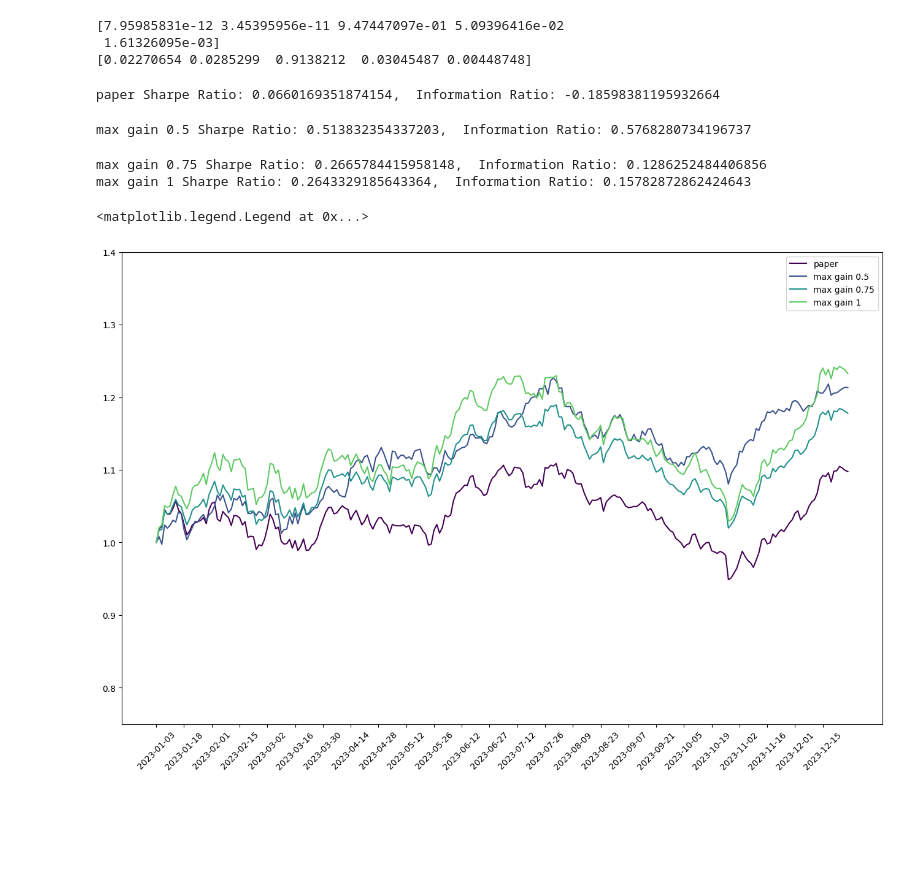
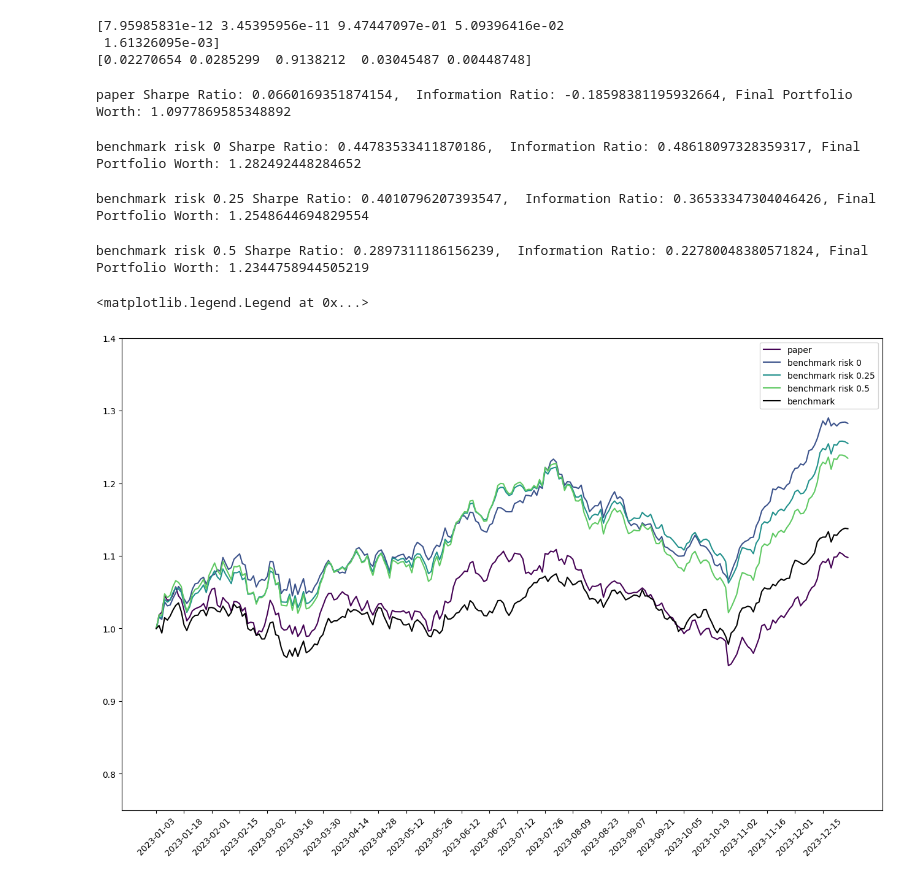
Before and after one commit to sohamviradiya/satan, a Jupyter notebook: evaluate.ipynb, the cells around one changed output. Saved outputs shown, nothing was run; the diff lists cells and outputs as text; code cells hidden in the pictures; blank space fills up the shorter version.

```diff
--- a/evaluate.ipynb
+++ b/evaluate.ipynb
@@ -10,14 +10,12 @@ equal_weights,min_risk,risk_parity = std_methods(tickers,'1992-01-01','2022-18-3
 [0.02270654 0.0285299  0.9138212  0.03045487 0.00448748]
 # %%
 import matplotlib.pyplot as plt
-from stable_baselines3.common.base_class import BaseAlgorithm
-from stable_baselines3.common.vec_env import VecEnv
 import numpy as np
 
 investment_period = 1 # each 1 investment days
 reward_period = 15 # each 15 investment periods
 
-def evaluate_model(model:BaseAlgorithm,env:VecEnv):
+def evaluate_model(model,env):
     done = False
     rewards = []
     portfolio_worths = []
@@ -32,56 +30,53 @@ def evaluate_model(model:BaseAlgorithm,env:VecEnv):
 # %%
 from stable_baselines3 import SAC
 from DSAC import DSAC
 from enviroments.benchmark import create_env_benchmark
 
 eval_env,eval_dates,eval_benchmark,prices = create_env_benchmark(tickers,'2023-01-01','2023-12-31',investment_period,reward_period)
 
 models = {
-    'paper': 'SAC_bm_djia_inv_1_rew_15',
-    'max gain 0.5': 'SAC_mg_risk_0.5_inv_1_rew_15',
-    'max gain 0.75': 'SAC_mg_risk_0.75_inv_1_rew_15',
-    'max gain 1': 'SAC_mg_risk_1_inv_1_rew_15',
+    'paper': 'paper',
+    'benchmark risk 0': 'SAC_benchmark_risk_0_inv_1_rew_15',
+    'benchmark risk 0.25': 'SAC_benchmark_risk_0.25_inv_1_rew_15',
+    'benchmark risk 0.5': 'SAC_benchmark_risk_0.5_inv_1_rew_15',
 }
 
 plt.figure(figsize=(16,10))
 i = 0
-# find sharpe ratio and information ratio for each model
-for model_name,model_path in models.items():
-    if model_path.startswith('SAC'):
-        model = SAC.load(f'./models/{model_path}.zip')
-    elif model_path.startswith('DSAC'):
-        model = DSAC.load(f'./models/{model_path}.zip')
 
+def extract_portfolio(eval_env, eval_benchmark, model):
     rewards,portfolio_worths = evaluate_model(model,eval_env)
-    plt.plot(eval_dates,portfolio_worths, linestyle='-',label=f'{model_name}', color = plt.cm.viridis(i/len(models)))
-
-    # take monthly returns
     monthly_portfolio_worths = portfolio_worths[::25]
     monthly_portfolio_returns = np.diff(monthly_portfolio_worths)/monthly_portfolio_worths[:-1]
-    # calculate sharpe ratio
     sharpe_ratio = np.mean(monthly_portfolio_returns)/np.std(monthly_portfolio_returns)
 
-    # calculate information ratio
     monthly_benchmark_worths = eval_benchmark[::25]
     monthly_benchmark_returns = np.diff(monthly_benchmark_worths)/monthly_benchmark_worths[:-1]
     excess_returns = monthly_portfolio_returns - monthly_benchmark_returns
     information_ratio = np.mean(excess_returns)/np.std(excess_returns)
+
+    return portfolio_worths,sharpe_ratio,information_ratio
+
+for model_name,model_path in models.items():
+    model = SAC.load(f'./models/{model_path}.zip')
+
+    portfolio_worths,sharpe_ratio,information_ratio = extract_portfolio(eval_env, eval_benchmark, model)
+    print(f'{model_name} Sharpe Ratio: {sharpe_ratio},  Information Ratio: {information_ratio}, Final Portfolio Worth: {portfolio_worths[-1]}')
+
+    plt.plot(eval_dates,portfolio_worths, linestyle='-',label=f'{model_name}', color = plt.cm.viridis(i/len(models)))
     i += 1
-    print(f'{model_name} Sharpe Ratio: {sharpe_ratio},  Information Ratio: {information_ratio}')
 
-# eval_benchmark_relative = eval_benchmark/eval_benchmark[0]
-# plt.plot(eval_dates,eval_benchmark_relative,linestyle='-',label='Benchmark', color='black')
+eval_benchmark_relative = eval_benchmark/eval_benchmark[0]
 
-# plt.plot(eval_dates,min_risk,linestyle='-',label='Min Risk', color='red')
-# plt.plot(eval_dates,risk_parity,linestyle='-',label='Risk Parity', color='blue')
+plt.plot(eval_dates,eval_benchmark_relative, linestyle='-',label='benchmark', color = 'black')
 
 plt.xticks(eval_dates[::(len(eval_dates)//25)],rotation=45)
 plt.ylim(0.75,1.4)
 plt.legend()
 # %% [output]
-paper Sharpe Ratio: 0.0660169351874154,  Information Ratio: -0.18598381195932664
+paper Sharpe Ratio: 0.0660169351874154,  Information Ratio: -0.18598381195932664, Final Portfolio Worth: 1.0977869585348892
-max gain 0.5 Sharpe Ratio: 0.513832354337203,  Information Ratio: 0.5768280734196737
+benchmark risk 0 Sharpe Ratio: 0.44783533411870186,  Information Ratio: 0.48618097328359317, Final Portfolio Worth: 1.282492448284652
-max gain 0.75 Sharpe Ratio: 0.2665784415958148,  Information Ratio: 0.1286252484406856
-max gain 1 Sharpe Ratio: 0.2643329185643364,  Information Ratio: 0.15782872862424643
+benchmark risk 0.25 Sharpe Ratio: 0.4010796207393547,  Information Ratio: 0.36533347304046426, Final Portfolio Worth: 1.2548644694829554
-<matplotlib.legend.Legend at 0x...>
+benchmark risk 0.5 Sharpe Ratio: 0.2897311186156239,  Information Ratio: 0.22780048380571824, Final Portfolio Worth: 1.2344758944505219
+<matplotlib.legend.Legend at 0x...>
-[figure, old version]
+[figure, new version]
```
Also changed, not shown: parts of 1 cell of this notebook.
